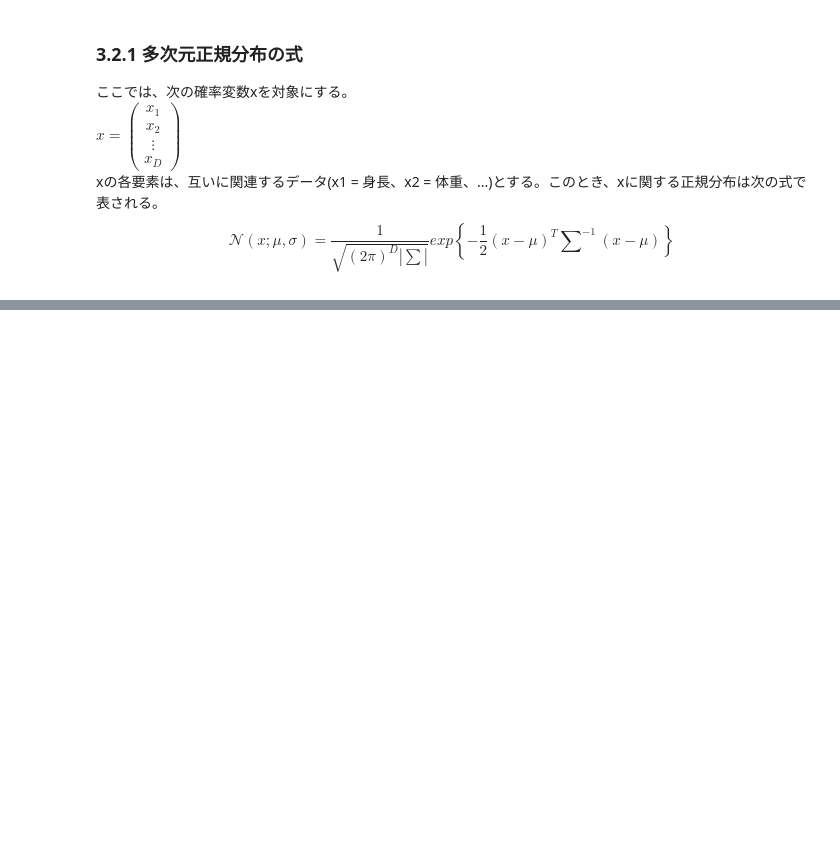
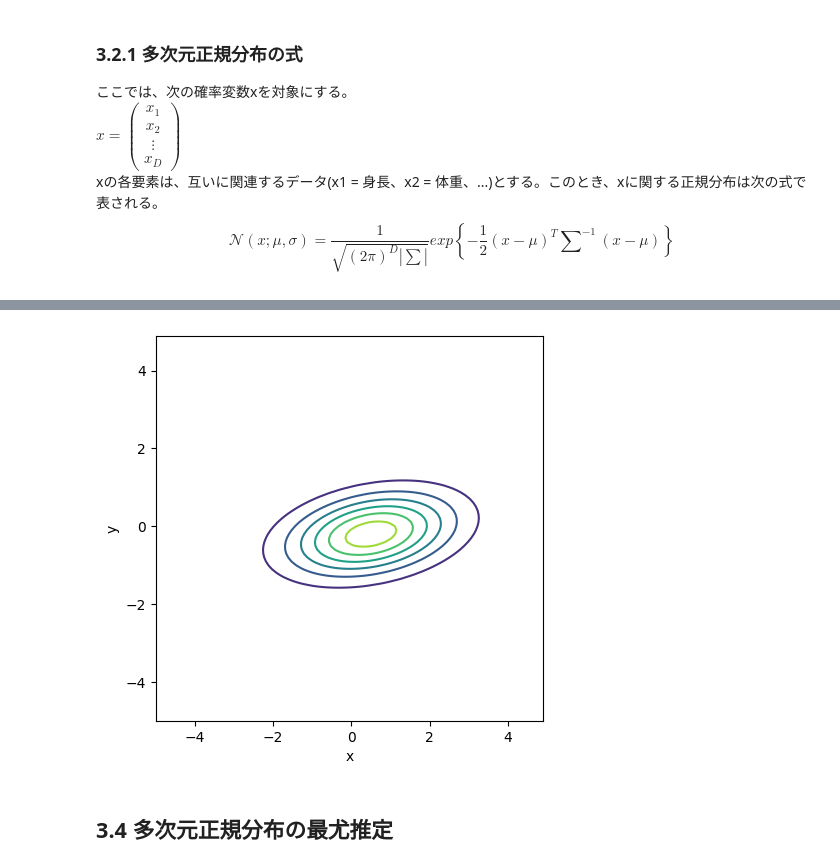
Before and after one commit to Spica08/deep-learning-from-scratch-5, a Jupyter notebook: step3.ipynb, the cells around one changed output, grey strips where cells are left out. Cells and saved outputs as stored; diff of their text form; code cells hidden in the pictures; blank space fills up the shorter version.

```diff
--- a/step3.ipynb
+++ b/step3.ipynb
@@ -42,0 +172,10 @@ xの各要素は、互いに関連するデータ(x1 = 身長、x2 = 体重、..
+# %%
+fig, ax = plt.subplots(figsize = (5, 5))
+ax.contour(X, Y, Z)
+ax.set_xlabel("x")
+ax.set_ylabel("y")
+fig.show()
+# %% [output]
+[figure, added]
+# %% [markdown]
+## 3.4 多次元正規分布の最尤推定
```
Also changed, not shown: parts of 18 cells of this notebook.
